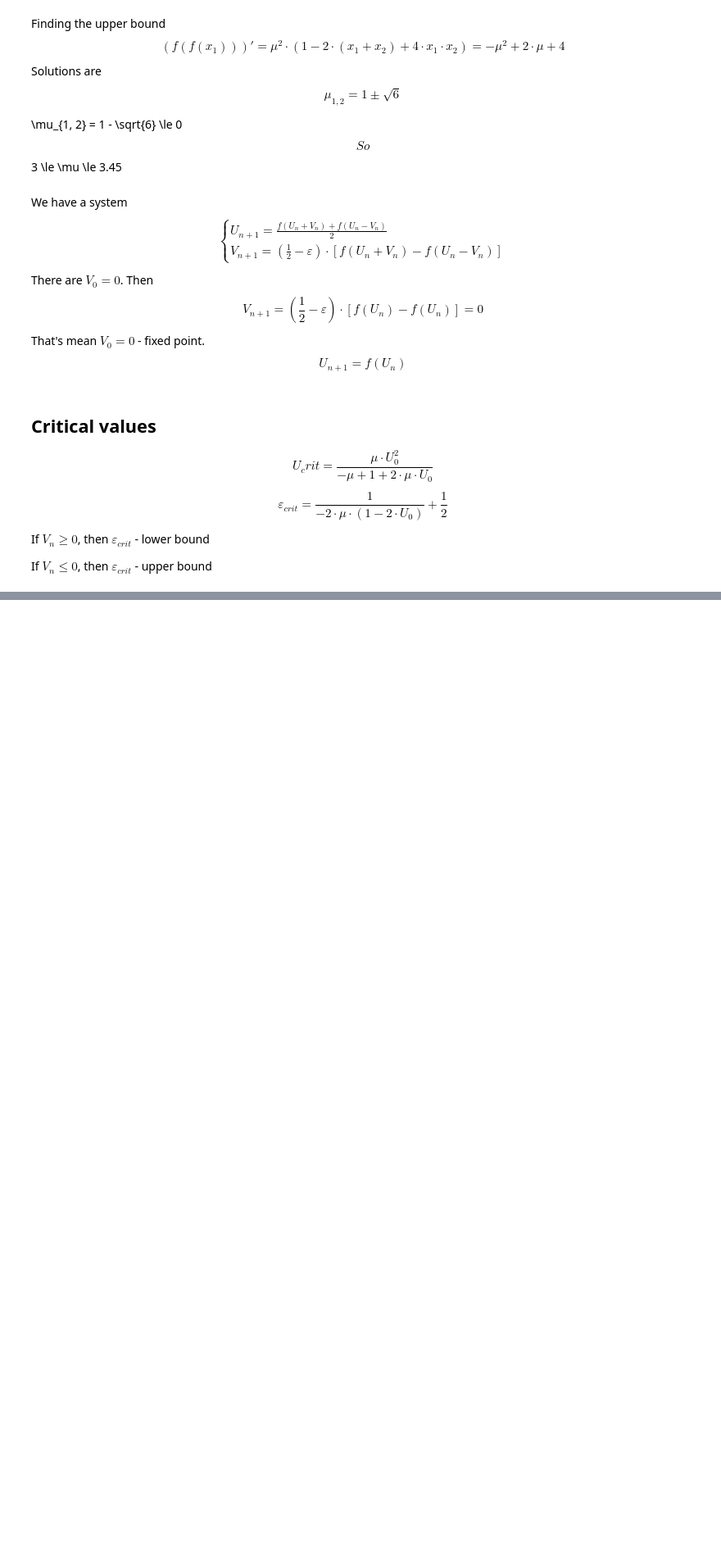
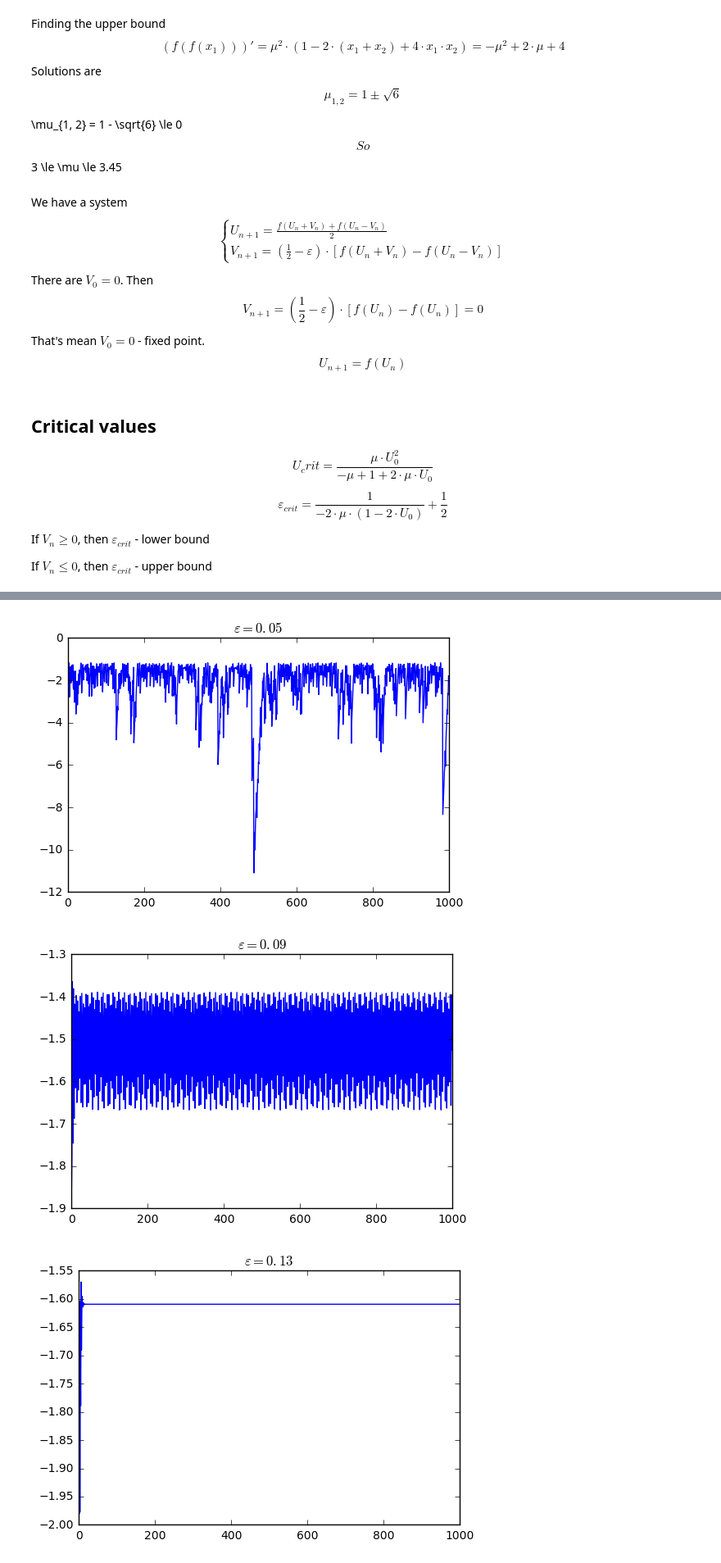
Before and after one commit to char-lie/physical-informatics, a Jupyter notebook: Lab6/lab6.ipynb, the cells around one changed output, grey strips where cells are left out. Shown at 82% size. Cells and saved outputs as stored; diff of their text form; code cells hidden in the pictures; blank space fills up the shorter version.

```diff
--- a/Lab6/lab6.ipynb
+++ b/Lab6/lab6.ipynb
@@ -184,0 +160,11 @@ for xy_seq in xy_seqs:
+# %%
+for uv_seq in uv_seqs:
+    ## only != 0
+    vn = list(filter(lambda x: x != 0, uv_seq[0][1]))
+    plt.title(r'$\varepsilon=%s$' % uv_seq[1])
+    plt.plot(range(len(vn)), [np.log(np.abs(item)) for item in vn])
+    plt.show()
+# %% [output]
+[figure, added]
+[figure, added]
+[figure, added]
```
Also changed, not shown: parts of 8 cells of this notebook.
